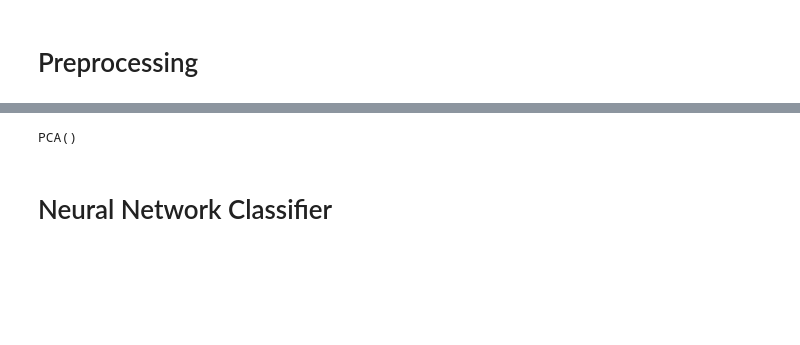
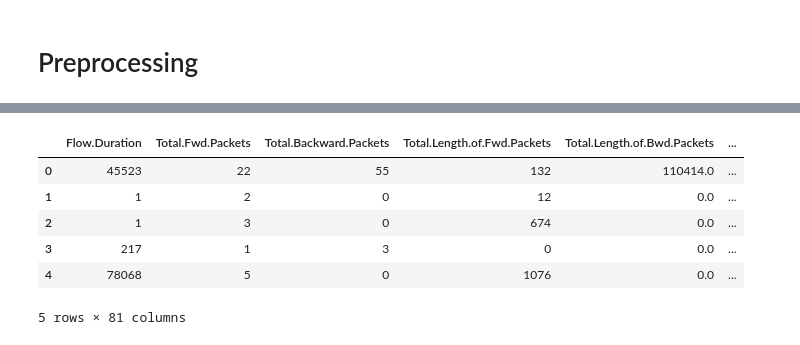
Before and after one commit to mnvkap/CS434, a Jupyter notebook: data_processing_nn.ipynb, the cells around one changed output, grey strips where cells are left out. Cells and saved outputs as stored; diff of their text form; code cells hidden in the pictures; blank space fills up the shorter version.

```diff
--- a/data_processing_nn.ipynb
+++ b/data_processing_nn.ipynb
@@ -116,0 +107,12 @@ memory usage: 2.1 GB
+# %%
+dataset_onehot = pd.get_dummies(dataset, columns=categorical_columns)
+# %%
+dataset_onehot.head(5)
+# %% [output]
+|  | Flow.Duration | Total.Fwd.Packets | Total.Backward.Packets | Total.Length.of.Fwd.Packets | Total.Length.of.Bwd.Packets | ... |
+| 0 | 45523 | 22 | 55 | 132 | 110414.0 | ... |
+| 1 | 1 | 2 | 0 | 12 | 0.0 | ... |
+| 2 | 1 | 3 | 0 | 674 | 0.0 | ... |
+| 3 | 217 | 1 | 3 | 0 | 0.0 | ... |
+| 4 | 78068 | 5 | 0 | 1076 | 0.0 | ... |
+5 rows × 81 columns
@@ -117,6 +121,2 @@ memory usage: 2.1 GB
 # %%
 del dataset
-# %%
-pca.fit(X)
-# %% [output]
-PCA()
@@ -126,2 +122,0 @@ X_pca_df = pd.DataFrame(X_pca)
-# %% [markdown]
-# Neural Network Classifier
```
Also changed, not shown: parts of 49 cells of this notebook, 2 other files.
